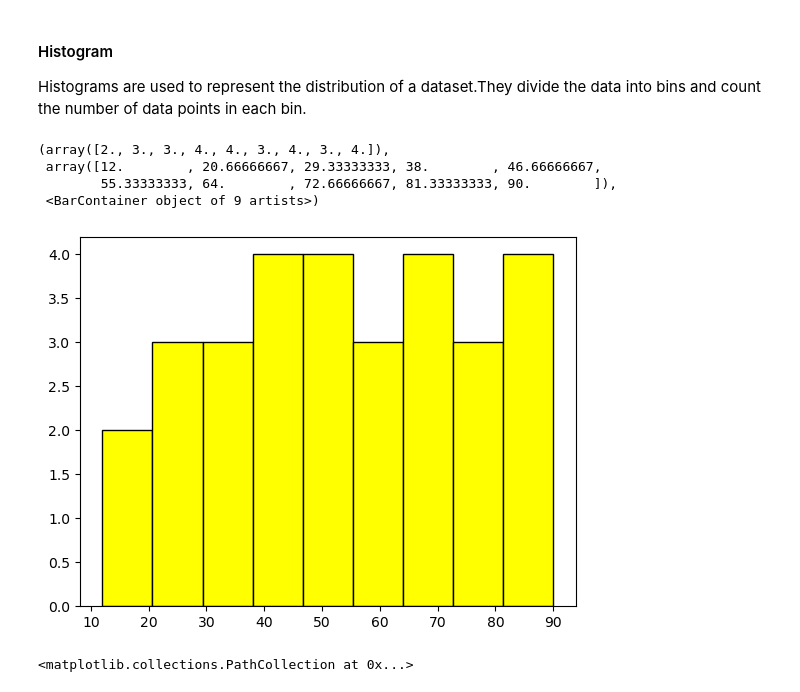
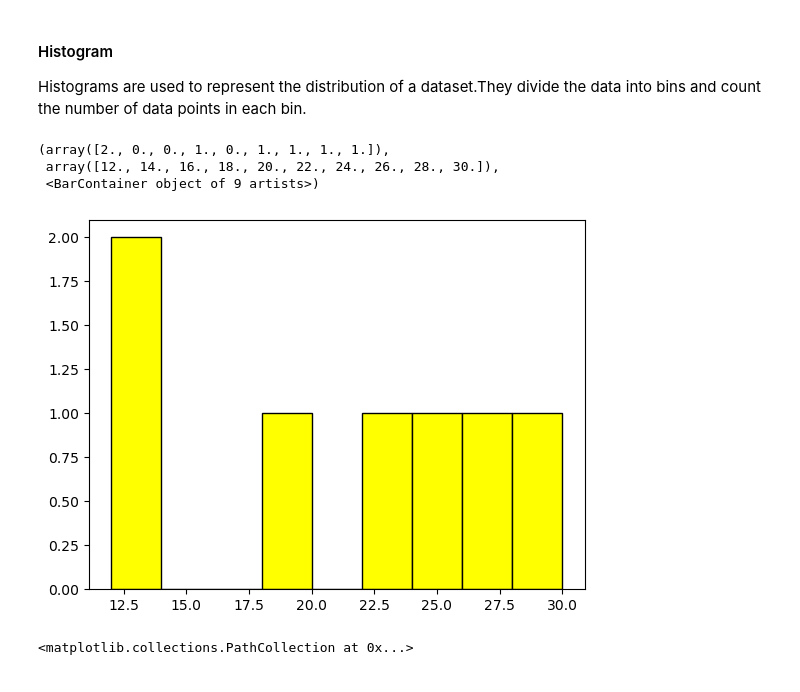
Before and after one commit to ankit-yadav9834/ML-playground-, a Jupyter notebook: Data Analysis with Python/matplotlib.ipynb, the cells around one changed output. Saved outputs shown, nothing was run; the diff lists cells and outputs as text; code cells hidden in the pictures.

```diff
--- a/Data Analysis with Python/matplotlib.ipynb
+++ b/Data Analysis with Python/matplotlib.ipynb
@@ -82,17 +82,19 @@ plt.bar(categories,values, color= 'black')
 
 Histograms are used to represent the distribution of a dataset.They divide the data into bins and count the number of data points in each bin.
 # %%
-data = [12, 18, 22, 25, 27, 30, 33, 35, 38, 40,42, 45, 47, 50, 52, 55, 58, 60, 62, 65,68, 70, 72, 75, 78, 80, 82, 85, 88, 90]
-
+data = [12, 18,12, 22, 25, 27, 30,]
 # Create histogram
+#X-axis → value ranges (bins)
+# Y-axis → kitne data points us range me aaye (frequency)
+#bins=9 ka matlab:
+#data range ko 9 equal parts me divide kar do
 
 plt.hist(data, bins=9, color='yellow',edgecolor= 'black')
 # %% [output]
-(array([2., 3., 3., 4., 4., 3., 4., 3., 4.]),
- array([12.        , 20.66666667, 29.33333333, 38.        , 46.66666667,
-        55.33333333, 64.        , 72.66666667, 81.33333333, 90.        ]),
+(array([2., 0., 0., 1., 0., 1., 1., 1., 1.]),
+ array([12., 14., 16., 18., 20., 22., 24., 26., 28., 30.]),
  <BarContainer object of 9 artists>)
-[figure, old version]
+[figure, new version]
 # %%
 # Creating scatter plot
 
```
Also changed, not shown: parts of 3 cells of this notebook, 5 other files.
